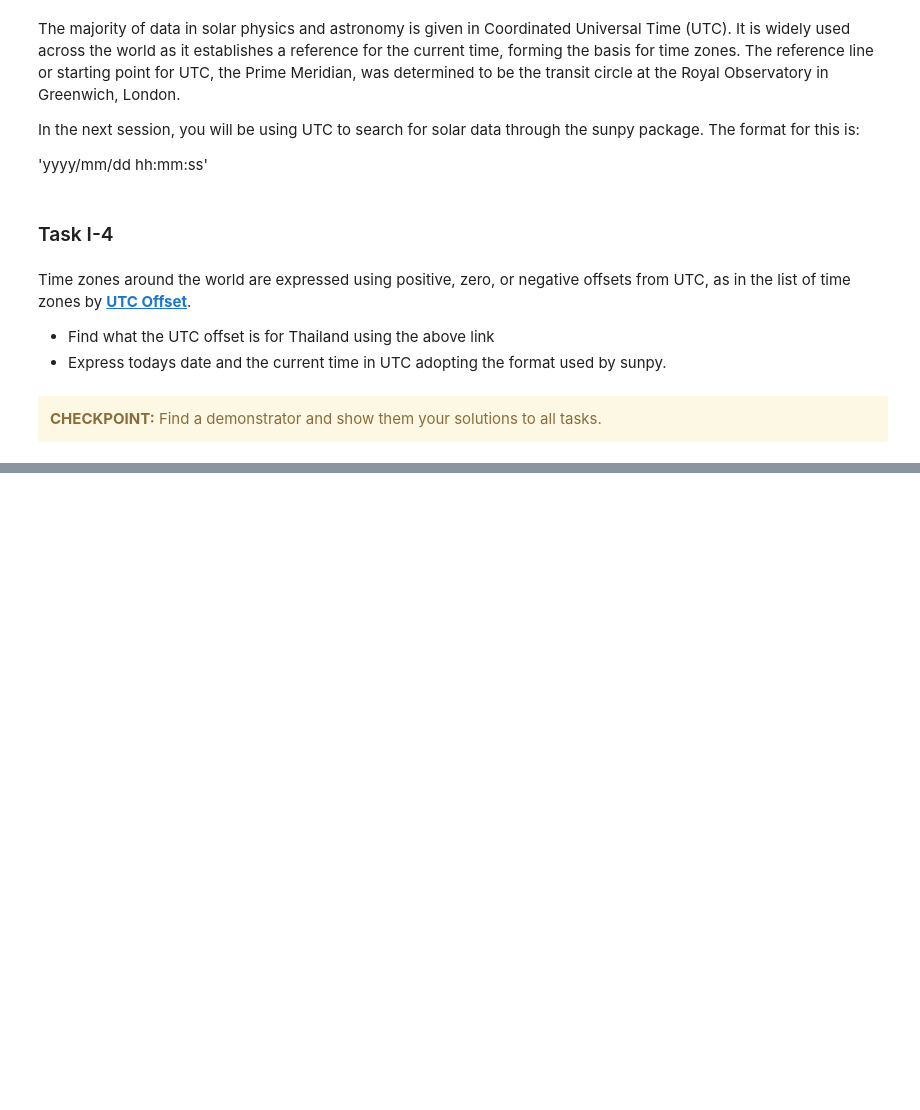
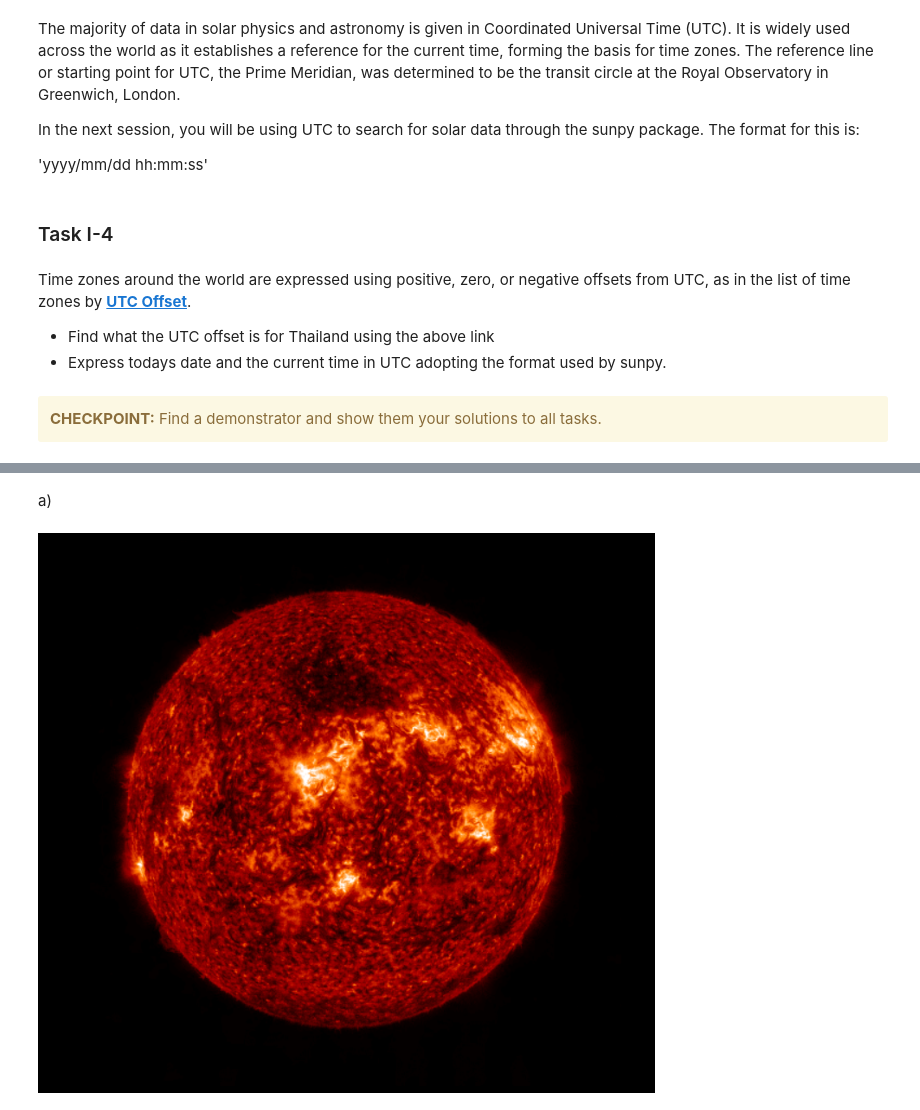
Before and after one commit to thanabodeewor/ThaiPASS2026, a Jupyter notebook: Sun/SOLAR_I.ipynb, the cells around one changed output, grey strips where cells are left out. Drawn from its saved outputs; the diff is of its cells as text; code cells hidden in the pictures; blank space fills up the shorter version.

```diff
--- a/Sun/SOLAR_I.ipynb
+++ b/Sun/SOLAR_I.ipynb
@@ -99,0 +159,6 @@ __[Helioviewer](https://gs671-suske.ndc.nasa.gov/)__ is a student-friendly inter
+# %% [markdown]
+a)
+# %%
+display(Image(filename="sun_today.png", embed=True))
+# %% [output]
+[figure, added]
```
Also changed, not shown: parts of 13 cells of this notebook, 8 other files.
